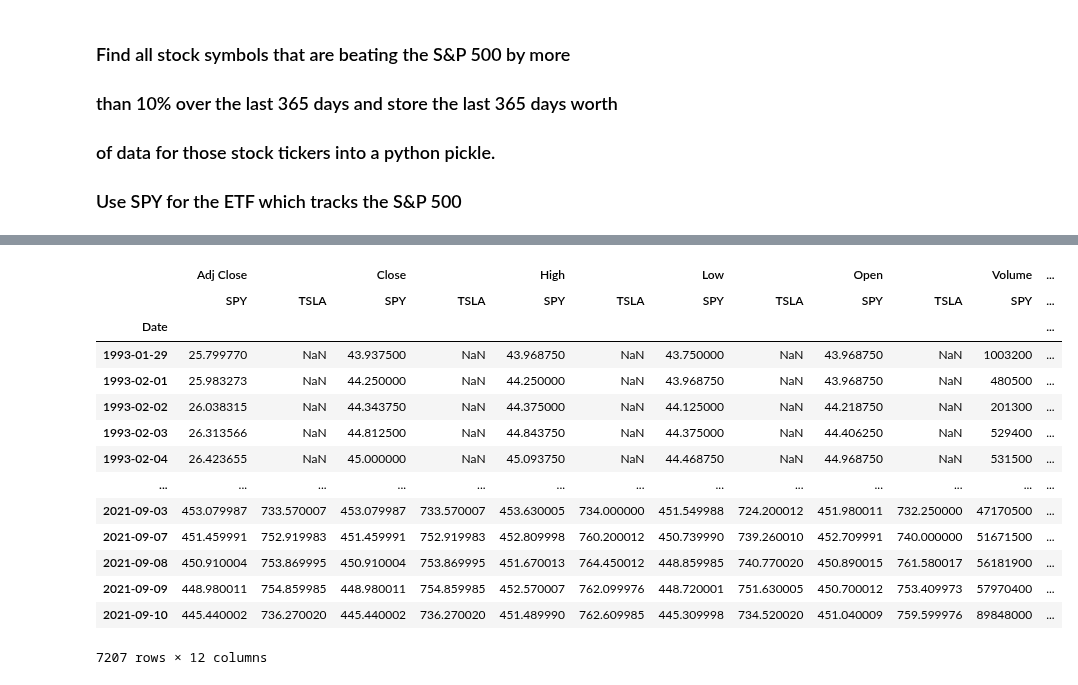
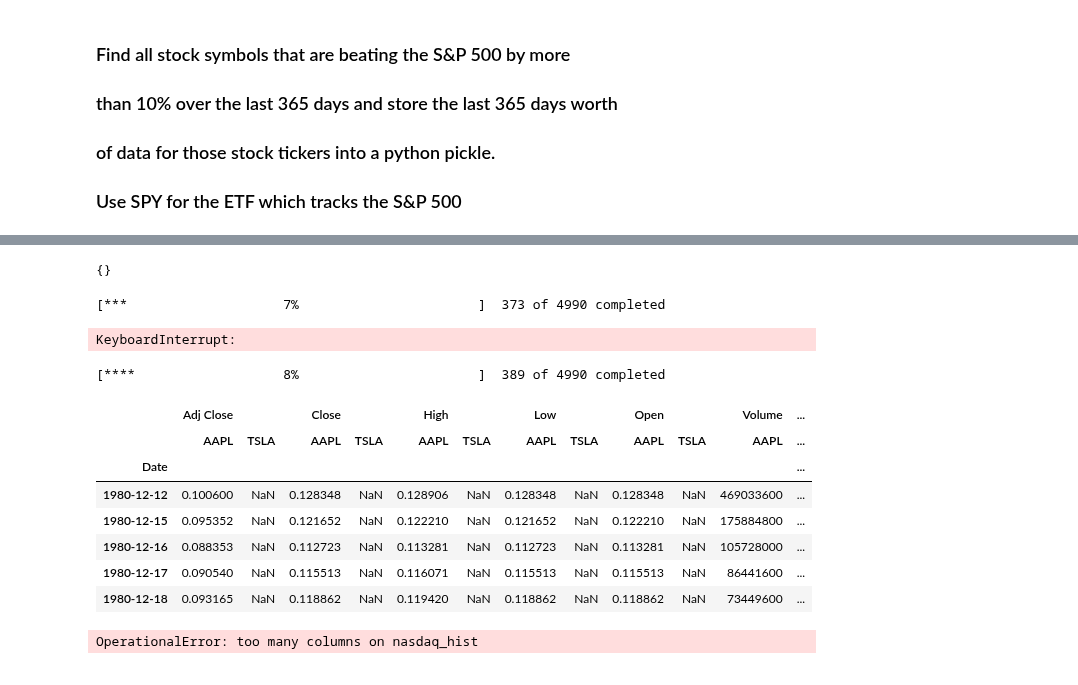
Before and after one commit to eddietaylor/securities-analysis, a Jupyter notebook: notebooks/playgrounds/data_collection/nasdaq_nyse_tickers.ipynb, the cells around one changed output, grey strips where cells are left out. Cells and saved outputs as stored; diff of their text form; code cells hidden in the pictures.

Commit message:
pickle nasdaq growth stocks

```diff
--- a/notebooks/playgrounds/data_collection/nasdaq_nyse_tickers.ipynb
+++ b/notebooks/playgrounds/data_collection/nasdaq_nyse_tickers.ipynb
@@ -110,0 +102,4 @@ KeyboardInterrupt:
+# %%
+# list of all the tickers in the nasdaq
+
+nasdaq_tickers = list(nasdaq_exchange_info['Symbol'])
@@ -111,18 +153,25 @@ KeyboardInterrupt:
+# %%
+growth_stocks
+# %% [output]
+{}
+# %%
+# download the whole daily history of the nasdaq
+# SLOWS DOWN COMPUTER
+#historical_data = yf.download(nasdaq_tickers_str)
+
+historical_data = yf.download(nasdaq_tickers)
+# %% [output]
+[***                    7%                       ]  373 of 4990 completed
+KeyboardInterrupt:
+[****                   8%                       ]  389 of 4990 completed
 # %%
-historical_data
+historical_data.head()
 # %% [output]
 |  | Adj Close |  | Close |  | High |  | Low |  | Open |  | Volume | ... |
-|  | SPY | TSLA | SPY | TSLA | SPY | TSLA | SPY | TSLA | SPY | TSLA | SPY | ... |
+|  | AAPL | TSLA | AAPL | TSLA | AAPL | TSLA | AAPL | TSLA | AAPL | TSLA | AAPL | ... |
 | Date |  |  |  |  |  |  |  |  |  |  |  | ... |
-| 1993-01-29 | 25.799770 | NaN | 43.937500 | NaN | 43.968750 | NaN | 43.750000 | NaN | 43.968750 | NaN | 1003200 | ... |
-| 1993-02-01 | 25.983273 | NaN | 44.250000 | NaN | 44.250000 | NaN | 43.968750 | NaN | 43.968750 | NaN | 480500 | ... |
-| 1993-02-02 | 26.038315 | NaN | 44.343750 | NaN | 44.375000 | NaN | 44.125000 | NaN | 44.218750 | NaN | 201300 | ... |
-| 1993-02-03 | 26.313566 | NaN | 44.812500 | NaN | 44.843750 | NaN | 44.375000 | NaN | 44.406250 | NaN | 529400 | ... |
-| 1993-02-04 | 26.423655 | NaN | 45.000000 | NaN | 45.093750 | NaN | 44.468750 | NaN | 44.968750 | NaN | 531500 | ... |
-| ... | ... | ... | ... | ... | ... | ... | ... | ... | ... | ... | ... | ... |
-| 2021-09-03 | 453.079987 | 733.570007 | 453.079987 | 733.570007 | 453.630005 | 734.000000 | 451.549988 | 724.200012 | 451.980011 | 732.250000 | 47170500 | ... |
-| 2021-09-07 | 451.459991 | 752.919983 | 451.459991 | 752.919983 | 452.809998 | 760.200012 | 450.739990 | 739.260010 | 452.709991 | 740.000000 | 51671500 | ... |
-| 2021-09-08 | 450.910004 | 753.869995 | 450.910004 | 753.869995 | 451.670013 | 764.450012 | 448.859985 | 740.770020 | 450.890015 | 761.580017 | 56181900 | ... |
-| 2021-09-09 | 448.980011 | 754.859985 | 448.980011 | 754.859985 | 452.570007 | 762.099976 | 448.720001 | 751.630005 | 450.700012 | 753.409973 | 57970400 | ... |
-| 2021-09-10 | 445.440002 | 736.270020 | 445.440002 | 736.270020 | 451.489990 | 762.609985 | 445.309998 | 734.520020 | 451.040009 | 759.599976 | 89848000 | ... |
+| 1980-12-12 | 0.100600 | NaN | 0.128348 | NaN | 0.128906 | NaN | 0.128348 | NaN | 0.128348 | NaN | 469033600 | ... |
+| 1980-12-15 | 0.095352 | NaN | 0.121652 | NaN | 0.122210 | NaN | 0.121652 | NaN | 0.122210 | NaN | 175884800 | ... |
+| 1980-12-16 | 0.088353 | NaN | 0.112723 | NaN | 0.113281 | NaN | 0.112723 | NaN | 0.113281 | NaN | 105728000 | ... |
+| 1980-12-17 | 0.090540 | NaN | 0.115513 | NaN | 0.116071 | NaN | 0.115513 | NaN | 0.115513 | NaN | 86441600 | ... |
+| 1980-12-18 | 0.093165 | NaN | 0.118862 | NaN | 0.119420 | NaN | 0.118862 | NaN | 0.118862 | NaN | 73449600 | ... |
-7207 rows × 12 columns
@@ -128,0 +181,5 @@ historical_data
+# %%
+con = sq3.connect('../../../data/nasdaq_history.sql')
+historical_data.to_sql('nasdaq_hist', con)
+# %% [output]
+OperationalError: too many columns on nasdaq_hist
```
Also changed, not shown: parts of 10 cells of this notebook, 2 other files.
